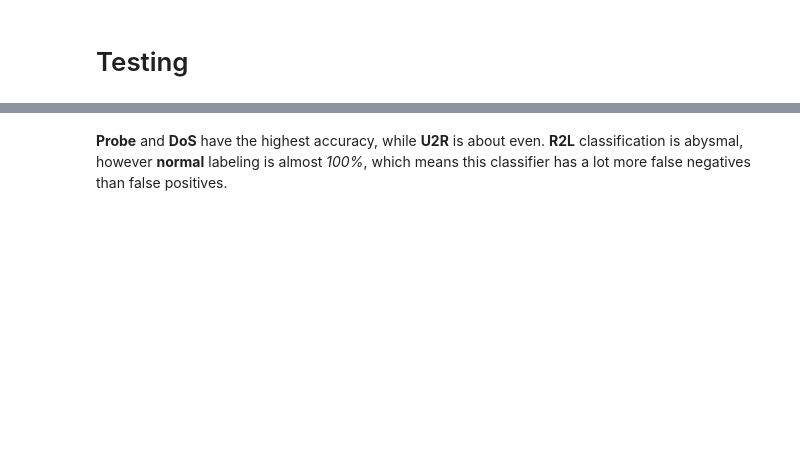
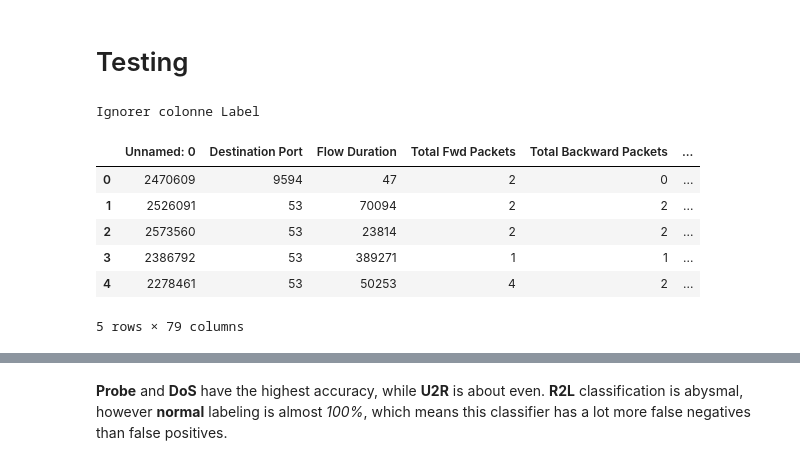
Before and after one commit to CyBearStudio/NeuralNetworkNSL-KDD, a Jupyter notebook: NeuralNetworks.ipynb, the cells around one changed output, grey strips where cells are left out. Cells and saved outputs as stored; diff of their text form; code cells hidden in the pictures; blank space fills up the shorter version.

```diff
--- a/NeuralNetworks.ipynb
+++ b/NeuralNetworks.ipynb
@@ -249,8 +244,17 @@ F measure on training set: 88.705795%
 # %% [markdown]
 # Testing
 # %%
-test_data, test_labels = load_data('KDDTest+.csv')
+test_data, test_labels = load_data('test_IDS2017.csv')
 test_data.head()
+# %% [output]
+Ignorer colonne Label
+|  | Unnamed: 0 | Destination Port | Flow Duration | Total Fwd Packets | Total Backward Packets | ... |
+| 0 | 2470609 | 9594 | 47 | 2 | 0 | ... |
+| 1 | 2526091 | 53 | 70094 | 2 | 2 | ... |
+| 2 | 2573560 | 53 | 23814 | 2 | 2 | ... |
+| 3 | 2386792 | 53 | 389271 | 1 | 1 | ... |
+| 4 | 2278461 | 53 | 50253 | 4 | 2 | ... |
+5 rows × 79 columns
 # %%
 test_preds = test_clf(test_data, test_labels, clf)
 # %% [output]
```
Also changed, not shown: parts of 8 cells of this notebook.
